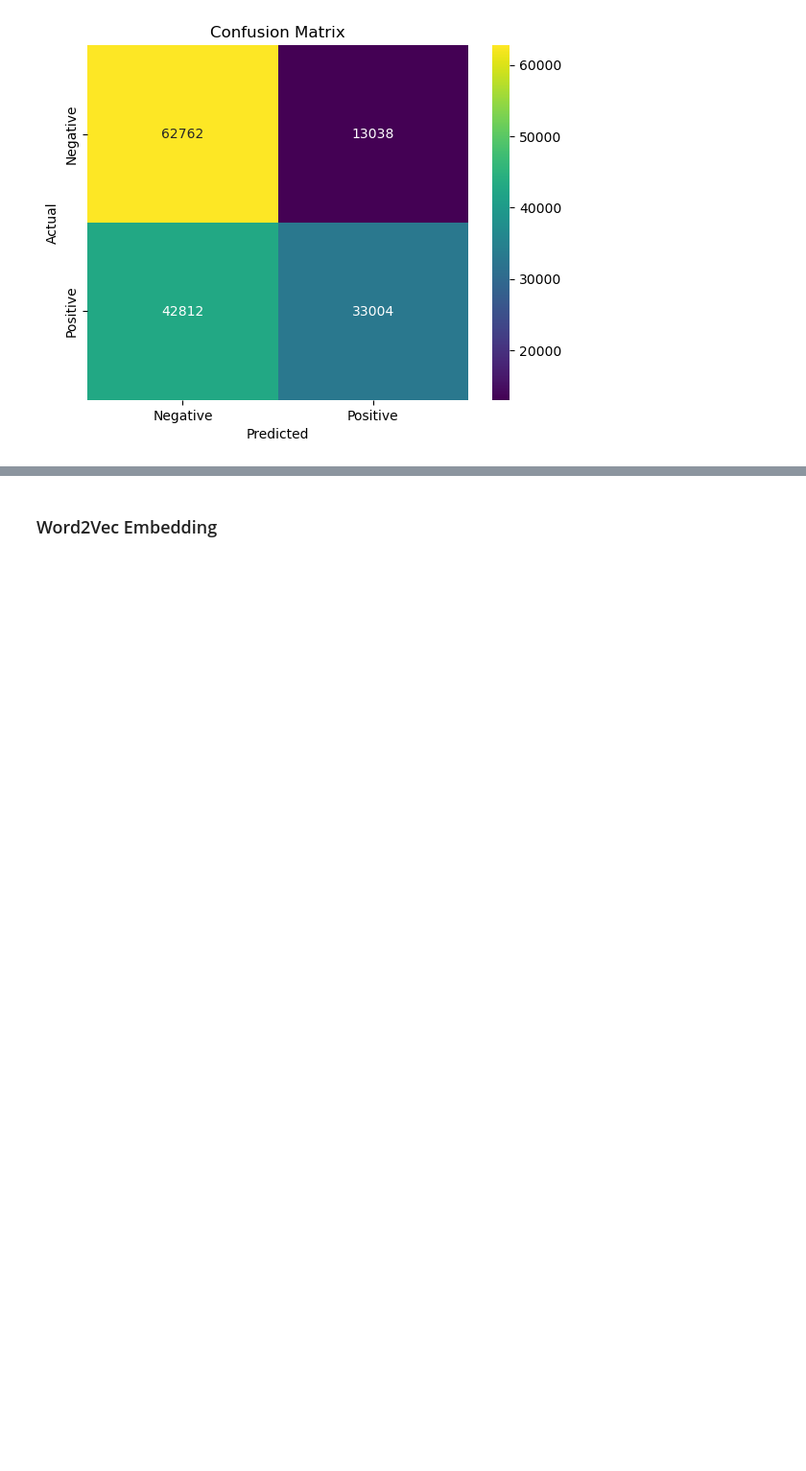
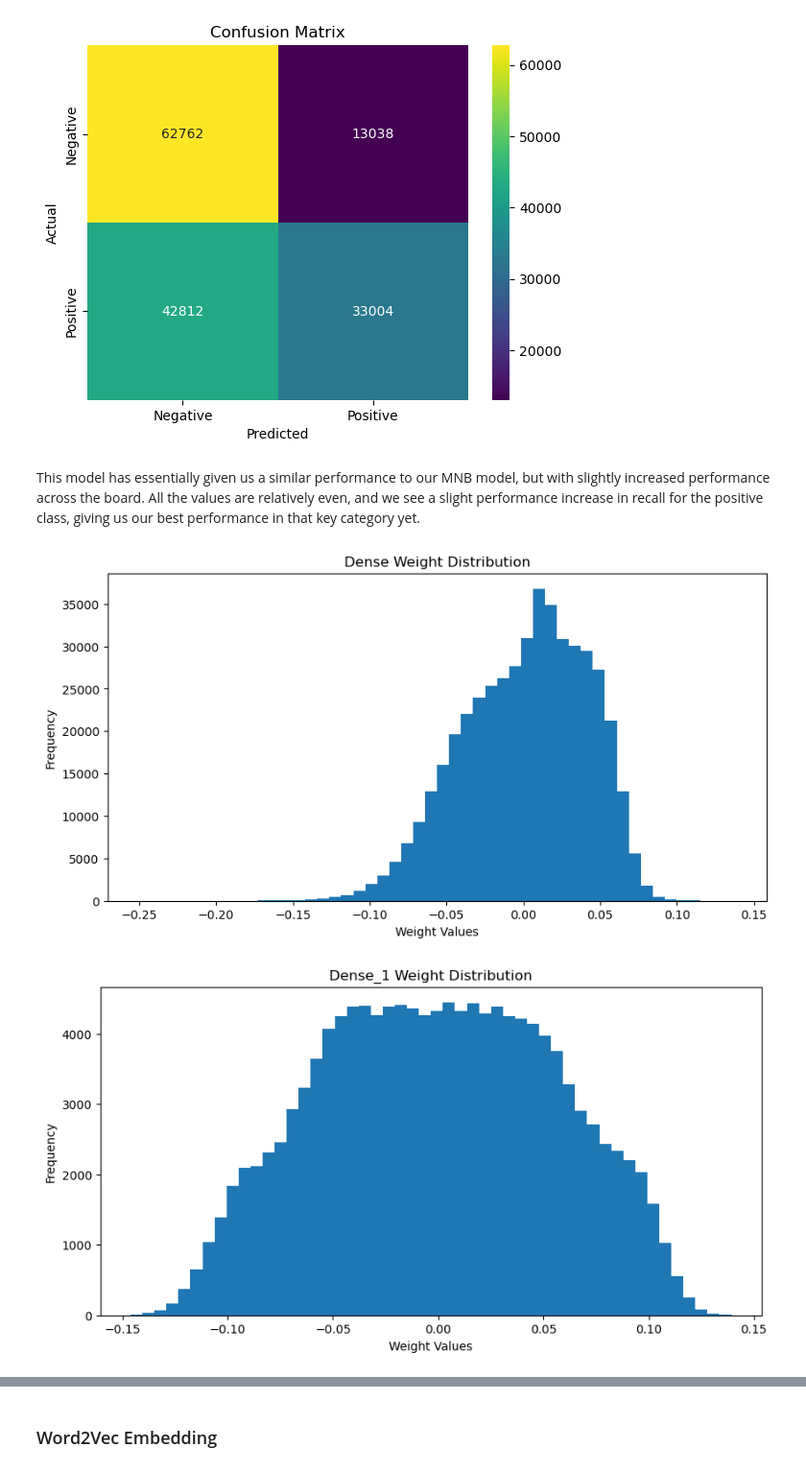
Before and after one commit to apell74/sarcasm-detection-nlp, a Jupyter notebook: index.ipynb, the cells around one changed output, grey strips where cells are left out. Shown at 96% size. Saved outputs shown, nothing was run; the diff lists cells and outputs as text; code cells hidden in the pictures; blank space fills up the shorter version.

Commit message:
Added visualizations to README

```diff
--- a/index.ipynb
+++ b/index.ipynb
@@ -811,3 +811,18 @@ plt.title('Confusion Matrix')
 plt.show()
 # %% [output]
 [figure]
+# %% [markdown]
+This model has essentially given us a similar performance to our MNB model, but with slightly increased performance across the board. All the values are relatively even, and we see a slight performance increase in recall for the positive class, giving us our best performance in that key category yet.
+# %%
+for layer in nn_model_loaded.layers:
+    if len(layer.get_weights()) > 0:
+        weights = layer.get_weights()[0]  # Get weights of the layer
+        plt.figure(figsize=(10, 5))
+        plt.title(layer.name.title() + ' Weight Distribution')
+        plt.hist(weights.flatten(), bins=50)
+        plt.xlabel('Weight Values')
+        plt.ylabel('Frequency')
+        plt.show()
+# %% [output]
+[figure, added]
+[figure, added]
```
Also changed, not shown: parts of 8 cells of this notebook, 1 other file.
